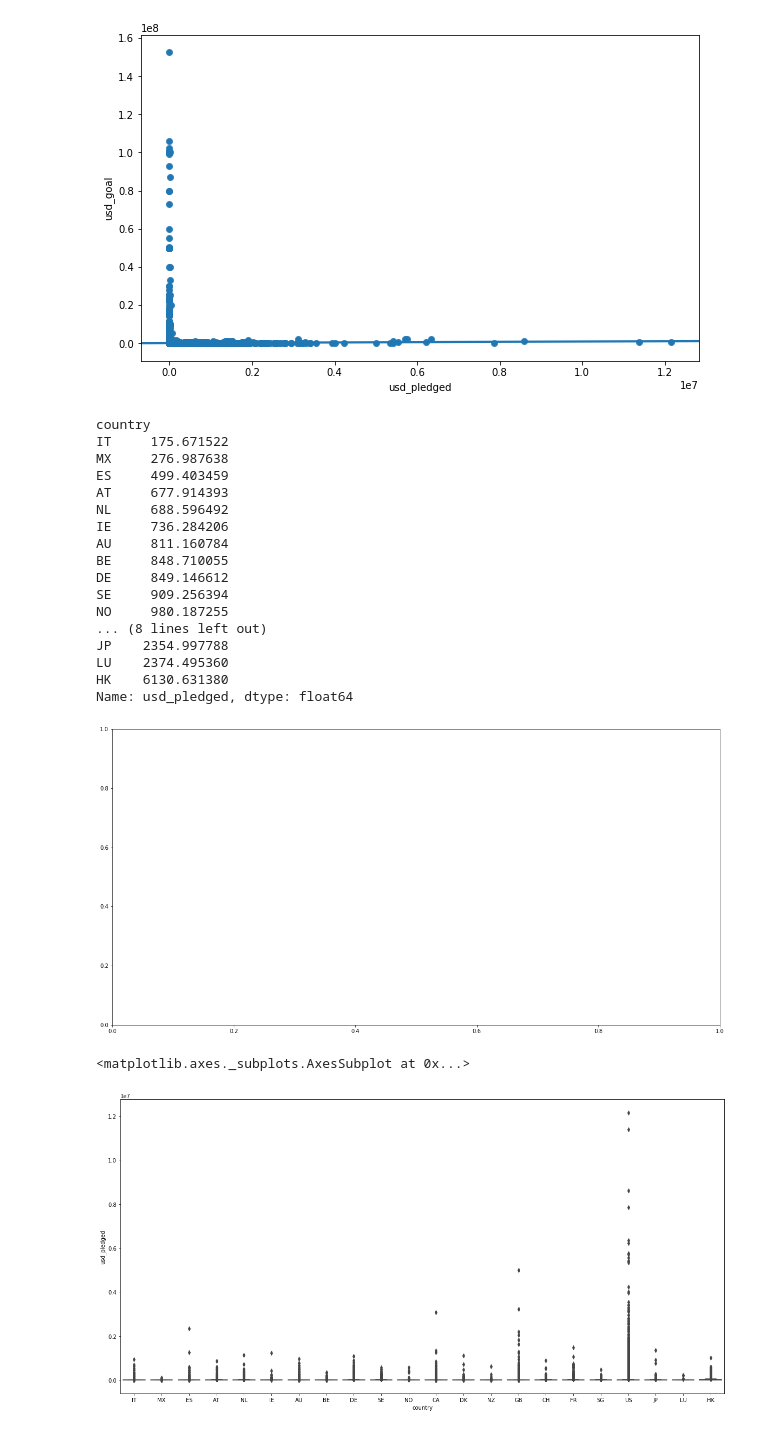
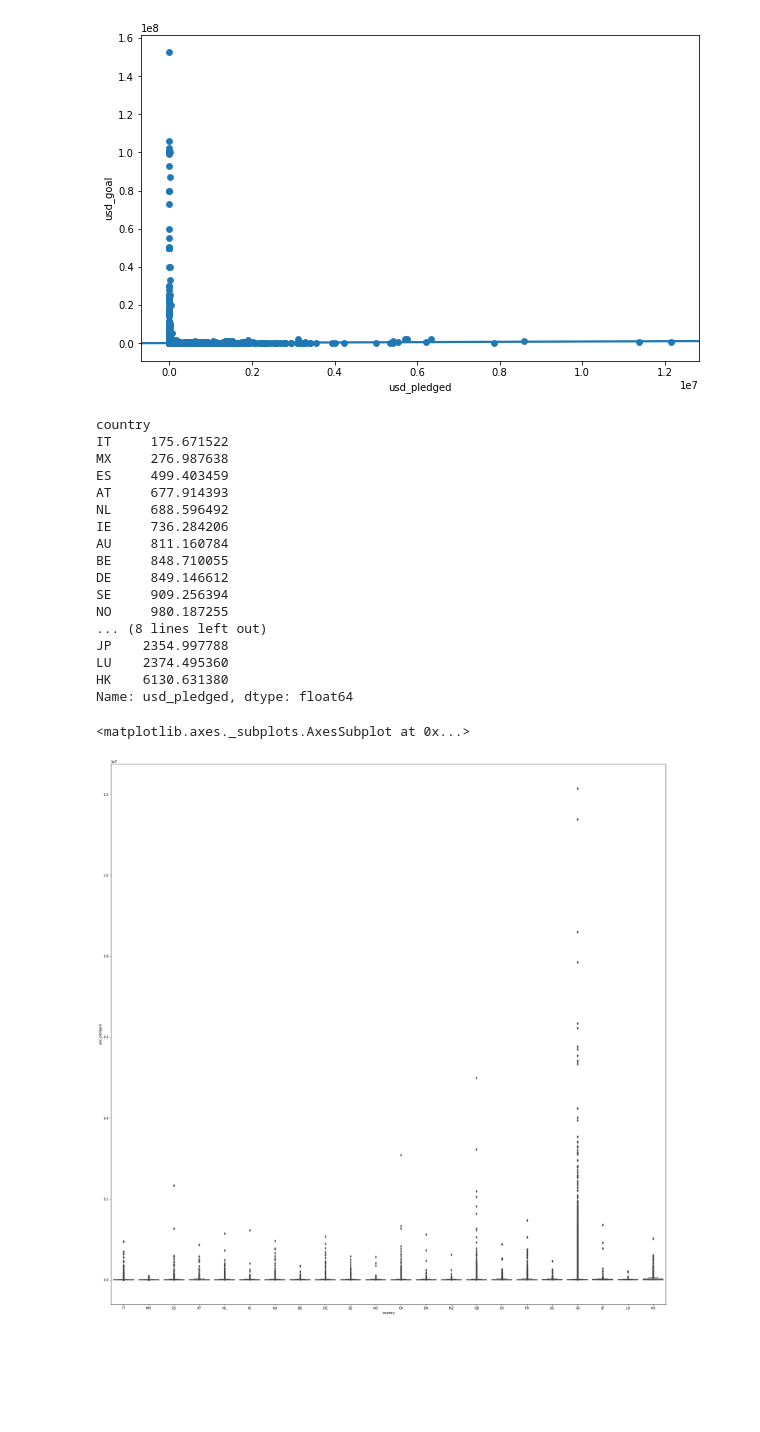
Before and after one commit to psmorelli/ironhack_project6, a Jupyter notebook: Tobias/kickstarter_analysis_categories_countries_distr_goal_pledged_TG.ipynb, the cells around one changed output. Cells and saved outputs as stored; diff of their text form; code cells hidden in the pictures; blank space fills up the shorter version.

```diff
--- a/Tobias/kickstarter_analysis_categories_countries_distr_goal_pledged_TG.ipynb
+++ b/Tobias/kickstarter_analysis_categories_countries_distr_goal_pledged_TG.ipynb
@@ -9,7 +9,7 @@ import seaborn as sns
 pd.set_option("display.max_rows", 500)
 pd.set_option("display.max_columns", 81)
 # %%
-input_file = "../data/Kickstarter_unique.pkl"
+input_file = "../data/Kickstarter_2019.pkl"
 df_kickstarter = pd.read_pickle(input_file)
 # %% [markdown]
 # Overview of table
@@ -738,7 +736,7 @@ sns.regplot(x='usd_pledged',y='usd_goal',data=df_kickstarter, fit_reg=True)
 <matplotlib.axes._subplots.AxesSubplot at 0x...>
 [figure]
 # %%
-fig, ax = plt.subplots(figsize=(20,10))
+
 sorted_nb = df_kickstarter.groupby(['country'])['usd_pledged'].median().sort_values()
 df_kickstarter.groupby(['country'])['usd_pledged'].median().sort_values()
 # %% [output]
@@ -759,12 +757,11 @@ JP    2354.997788
 LU    2374.495360
 HK    6130.631380
 Name: usd_pledged, dtype: float64
-[figure, removed]
 # %%
-fig, ax = plt.subplots(figsize=(20,10))
+fig, ax = plt.subplots(figsize=(30,30))
 
 sorted_nb = df_kickstarter.groupby(['country'])['usd_pledged'].median().sort_values()
 sns.boxplot(x=df_kickstarter['country'], y=df_kickstarter['usd_pledged'], order=list(sorted_nb.index))
 # %% [output]
 <matplotlib.axes._subplots.AxesSubplot at 0x...>
-[figure, old version]
+[figure, new version]
```
Also changed, not shown: parts of 15 cells of this notebook.
